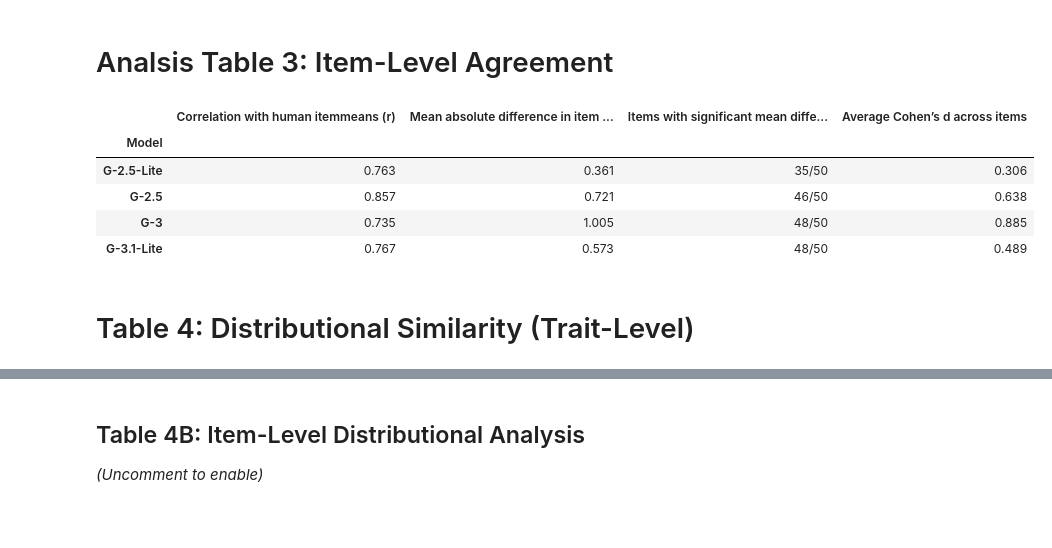
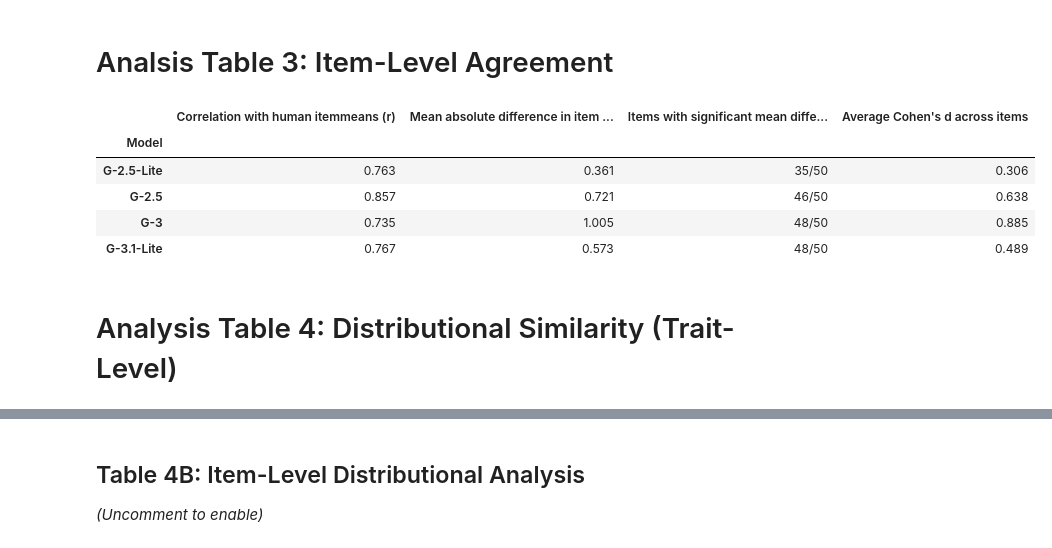
Before and after one commit to arshchowdhry1998/Human-and-LLM-distribution-, a Jupyter notebook: big_five_comparison_analysis.ipynb, the cells around one changed output, grey strips where cells are left out. Saved outputs shown, nothing was run; the diff lists cells and outputs as text; code cells hidden in the pictures; blank space fills up the shorter version.

```diff
--- a/big_five_comparison_analysis.ipynb
+++ b/big_five_comparison_analysis.ipynb
@@ -482,35 +554,35 @@ human_item_means = human_items.mean().values
 rows_item = []
 for llm in llm_list:
     llm_items      = df_all[df_all['source'] == llm][item_cols]
     llm_item_means = llm_items.mean().values
 
     correlation = np.corrcoef(human_item_means, llm_item_means)[0, 1]
     mad         = np.mean(np.abs(llm_item_means - human_item_means))
 
     sig_count      = 0
     cohen_d_values = []
     for col in item_cols:
         h_vals = human_items[col].values
         l_vals = llm_items[col].values
         _, p_val = stats.ttest_ind(l_vals, h_vals)
         if p_val < 0.05:
             sig_count += 1
         cohen_d_values.append(abs(cohen_d(l_vals, h_vals)))
 
     rows_item.append({
         'Model':            llm,
         'Correlation with human itemmeans (r)':                round(correlation, 3),
         'Mean absolute difference in item means':              round(mad, 3),
         'Items with significant mean difference':        f"{sig_count}/50",
-        'Average Cohen’s d across items':      round(np.mean(cohen_d_values), 3),
+        'Average Cohen\'s d across items':      round(np.mean(cohen_d_values), 3),
     })
 
 df_table3 = pd.DataFrame(rows_item).set_index('Model')
 df_table3.index = df_table3.index.map(MODEL_LABELS)
 df_table3.to_csv(output_dir / 'table3_item_agreement.csv')
 df_table3
 # %% [output]
-|  | Correlation with human itemmeans (r) | Mean absolute difference in item ... | Items with significant mean diffe... | Average Cohen’s d across items |
+|  | Correlation with human itemmeans (r) | Mean absolute difference in item ... | Items with significant mean diffe... | Average Cohen's d across items |
 | Model |  |  |  |  |
 | G-2.5-Lite | 0.763 | 0.361 | 35/50 | 0.306 |
 | G-2.5 | 0.857 | 0.721 | 46/50 | 0.638 |
@@ -550,2 +622,2 @@ def item_level_agreement(df: pd.DataFrame,
 # %% [markdown]
-# Table 4: Distributional Similarity (Trait-Level)
+# Analysis Table 4: Distributional Similarity (Trait-Level)
```
Also changed, not shown: parts of 5 cells of this notebook, 3 other files.
